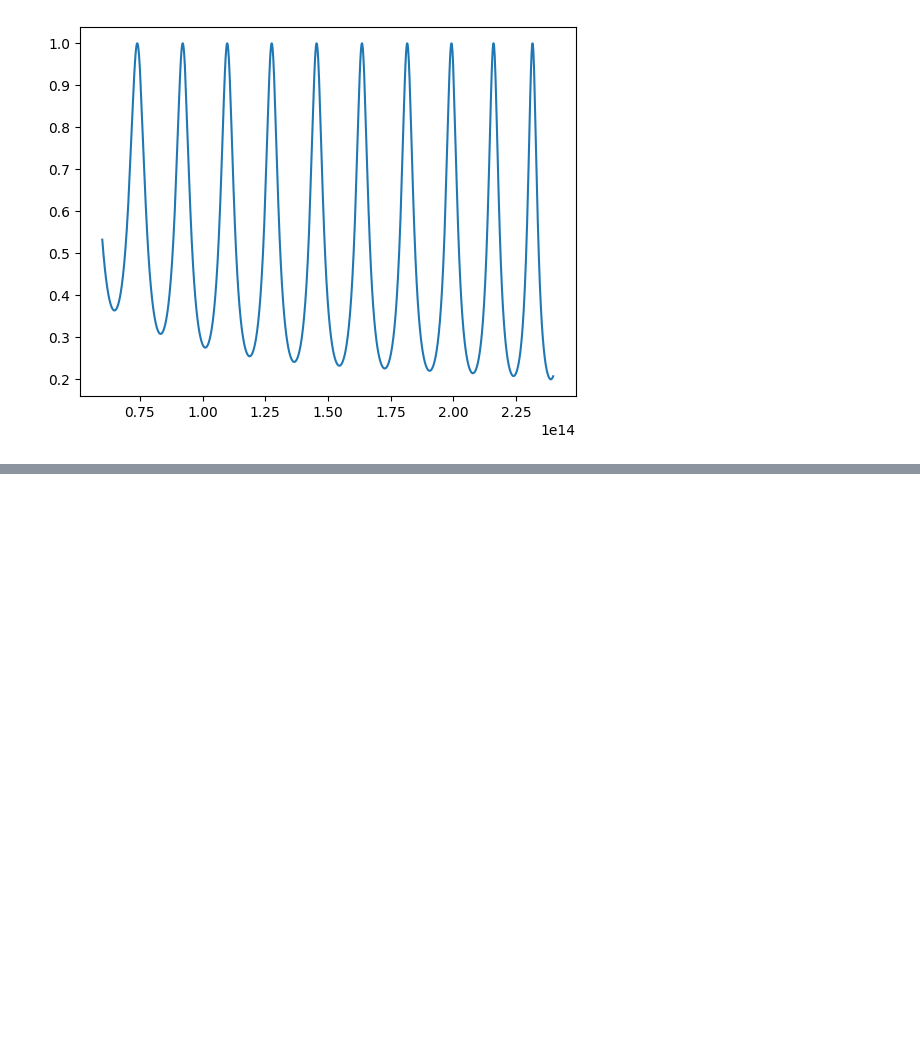
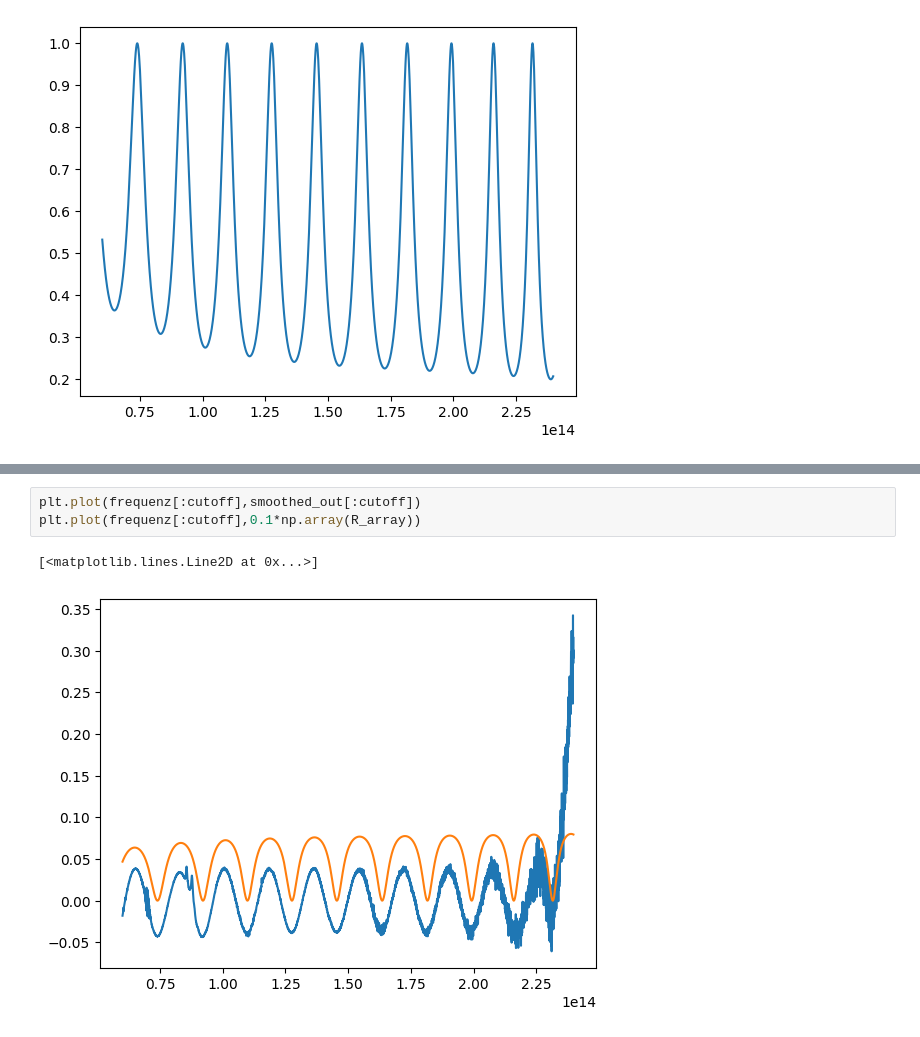
Before and after one commit to alexburg14/Fabry-Perot, a Jupyter notebook: calc_refractive/calc.ipynb, the cells around one changed output, grey strips where cells are left out. Drawn from its saved outputs; the diff is of its cells as text; blank space fills up the shorter version.

```diff
--- a/calc_refractive/calc.ipynb
+++ b/calc_refractive/calc.ipynb
@@ -143,0 +153,6 @@ TypeError: unsupported operand type(s) for -: 'int' and 'list'
+# %%
+plt.plot(frequenz[:cutoff],smoothed_out[:cutoff])
+plt.plot(frequenz[:cutoff],0.1*np.array(R_array))
+# %% [output]
+[<matplotlib.lines.Line2D at 0x...>]
+[figure, added]
```
Also changed, not shown: parts of 3 cells of this notebook.
